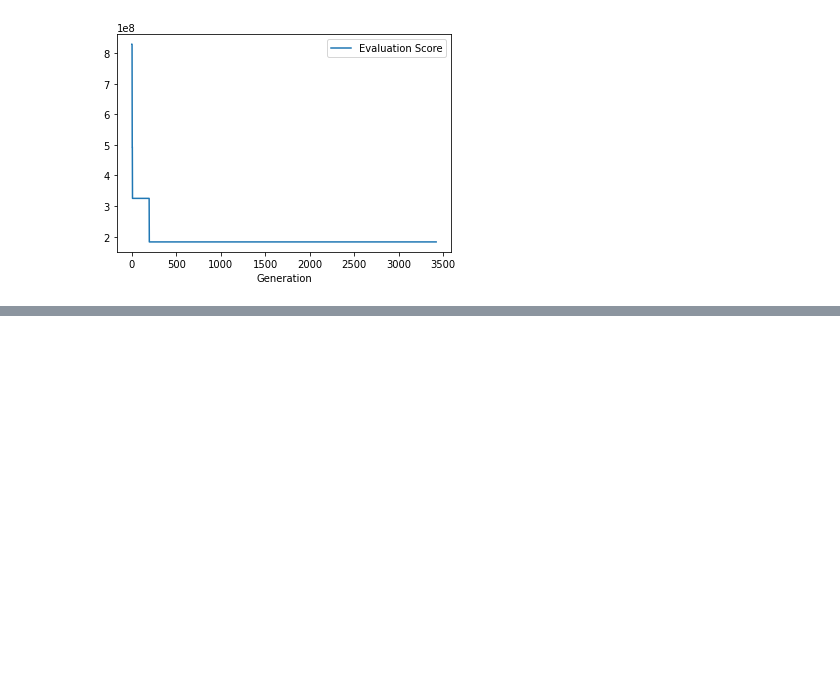
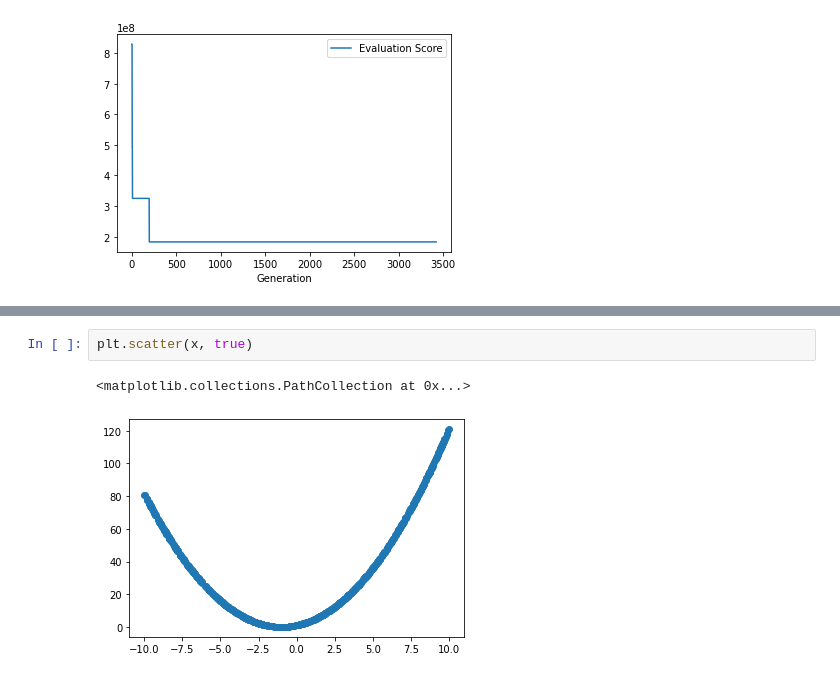
Before and after one commit to cjw531/cgp, a Jupyter notebook: Untitled.ipynb, the cells around one changed output, grey strips where cells are left out. Saved outputs shown, nothing was run; the diff lists cells and outputs as text; blank space fills up the shorter version.

```diff
--- a/Untitled.ipynb
+++ b/Untitled.ipynb
@@ -16,0 +39,5 @@ data.plot(x="Generation", y="Evaluation Score")
+# %%
+plt.scatter(x, true)
+# %% [output]
+<matplotlib.collections.PathCollection at 0x...>
+[figure, added]
```
Also changed, not shown: parts of 5 cells of this notebook, 3 other files.
